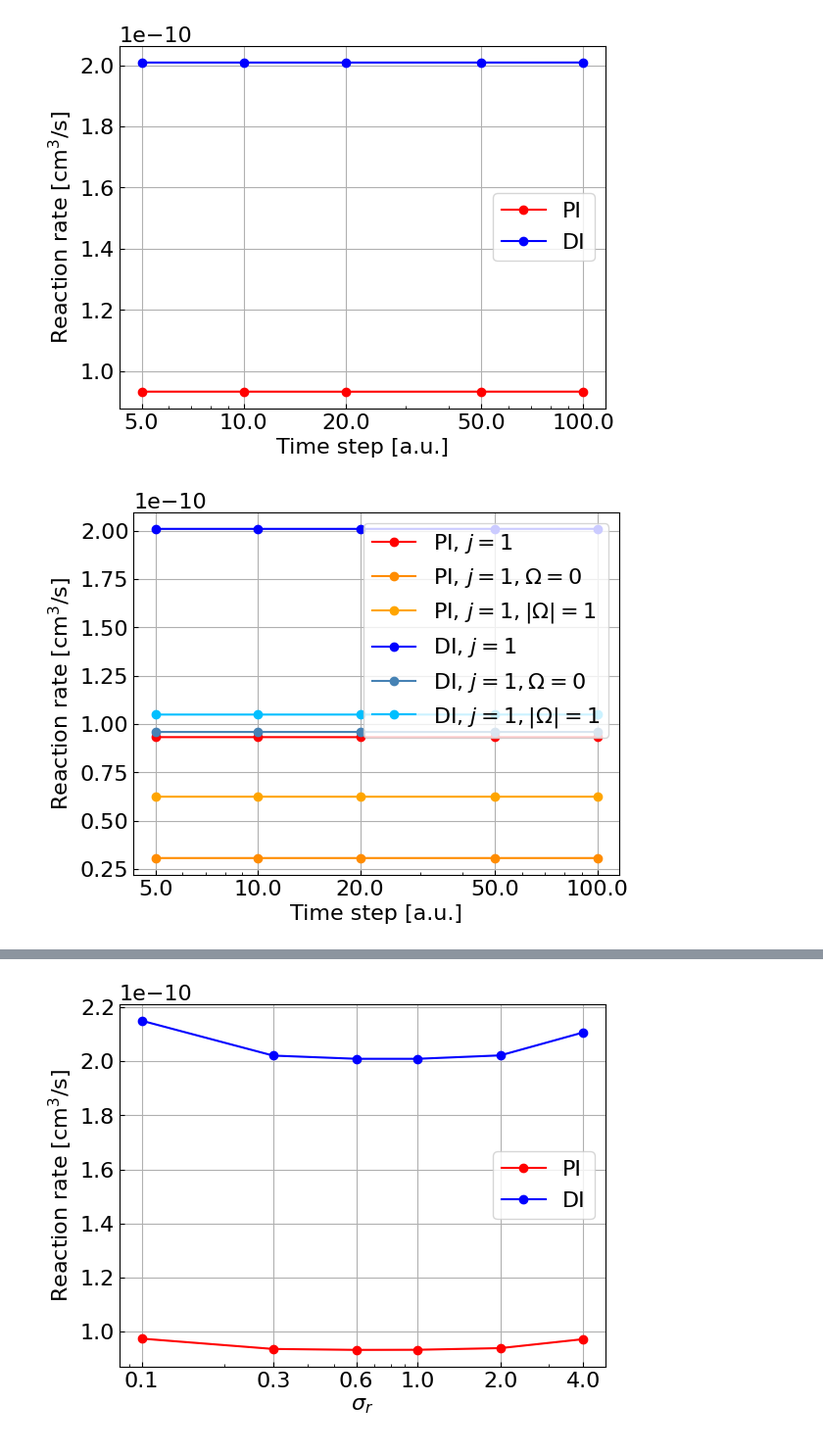
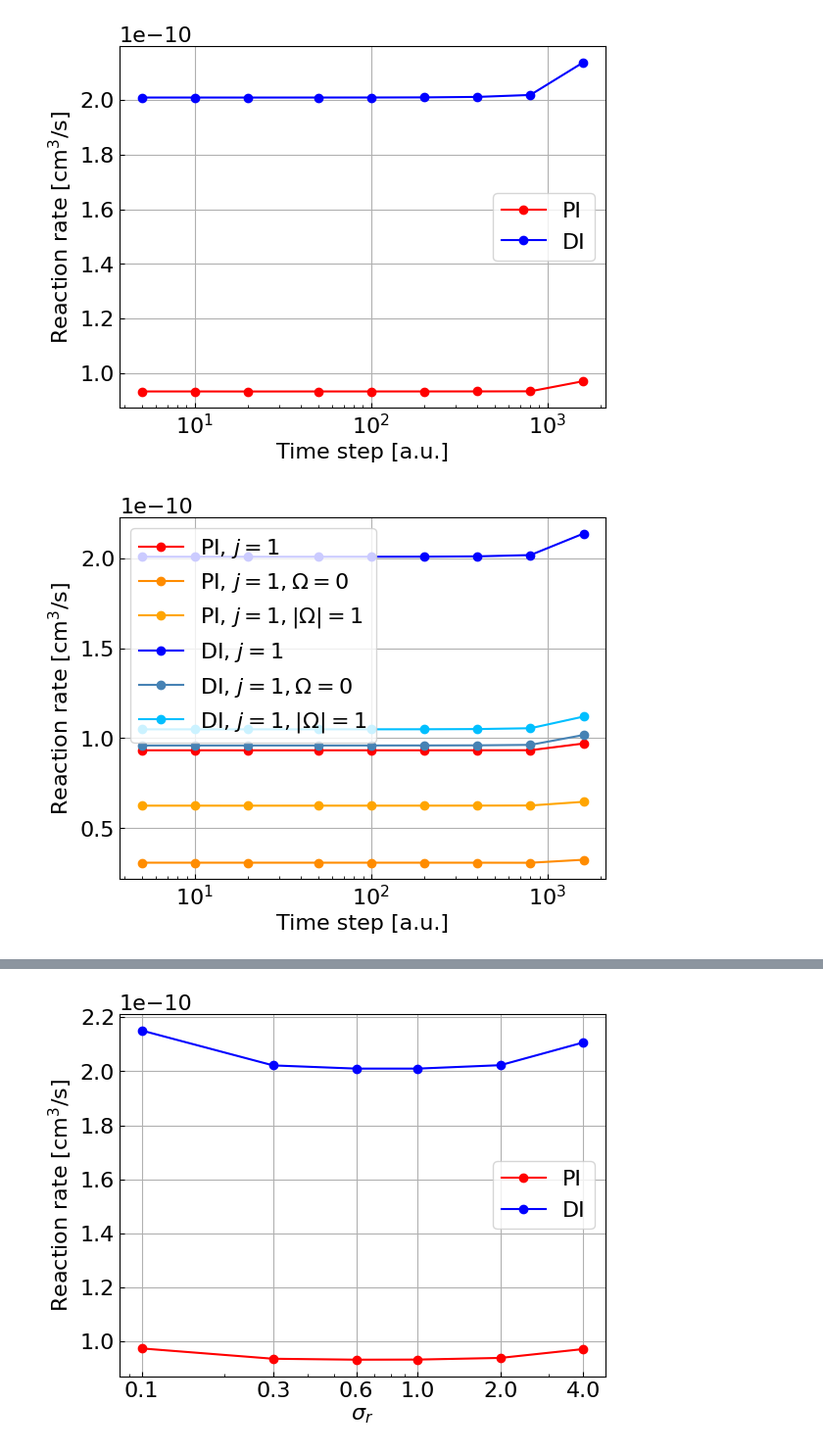
Before and after one commit to Wleter/NeOcs, a Jupyter notebook: analysis/convergences.ipynb, the cells around one changed output, grey strips where cells are left out. Shown at 98% size. Drawn from its saved outputs; the diff is of its cells as text; code cells hidden in the pictures.

```diff
--- a/analysis/convergences.ipynb
+++ b/analysis/convergences.ipynb
@@ -8,34 +8,28 @@ from utility.plotting import *
 PATH = "../data/"
 SAVE_PATH = "../plots/"
 # %%
-time_steps = np.array([5., 10., 20., 50., 100.])
+time_steps = np.array([5., 10., 20., 50., 100., 200., 400., 800., 1600.])
 dependencies = ReactionDependence(time_steps, PATH, Ionization.Penning)
 
 fig, ax = dependencies.plot_j_0(lambda e: f"time_step_{e}_0_0.dat")
 dependencies.ionization_type = Ionization.Dissociative
 fig, ax = dependencies.plot_j_0(lambda e: f"time_step_{e}_0_0.dat", (fig, ax))
 ax.set_xlabel("Time step [a.u.]")
 ax.set_xscale("log")
-ax.set_xticks(time_steps)
-ax.set_xticklabels(time_steps)
 
 dependencies.ionization_type = Ionization.Penning
 fig, ax = dependencies.plot_j_1(lambda e, j, omega: f"time_step_{e}_{j}_{omega}.dat")
 dependencies.ionization_type = Ionization.Dissociative
 fig, ax = dependencies.plot_j_1(lambda e, j, omega: f"time_step_{e}_{j}_{omega}.dat", (fig, ax))
 ax.set_xlabel("Time step [a.u.]")
 ax.set_xscale("log")
-ax.set_xticks(time_steps)
-ax.set_xticklabels(time_steps)
 
 dependencies.ionization_type = Ionization.Penning
 fig, ax = dependencies.plot_ratios(lambda e, j, omega: f"time_step_{e}_{j}_{omega}.dat")
 dependencies.ionization_type = Ionization.Dissociative
 fig, ax = dependencies.plot_ratios(lambda e, j, omega: f"time_step_{e}_{j}_{omega}.dat", (fig, ax))
 ax.set_xlabel("Time step [a.u.]")
-ax.set_xscale("log")
-ax.set_xticks(time_steps)
-ax.set_xticklabels(time_steps);
+ax.set_xscale("log");
 # %% [output]
-[figure, old version]
+[figure, new version]
-[figure, old version]
+[figure, new version]
```
Also changed, not shown: parts of 3 cells of this notebook, 1 other file.
